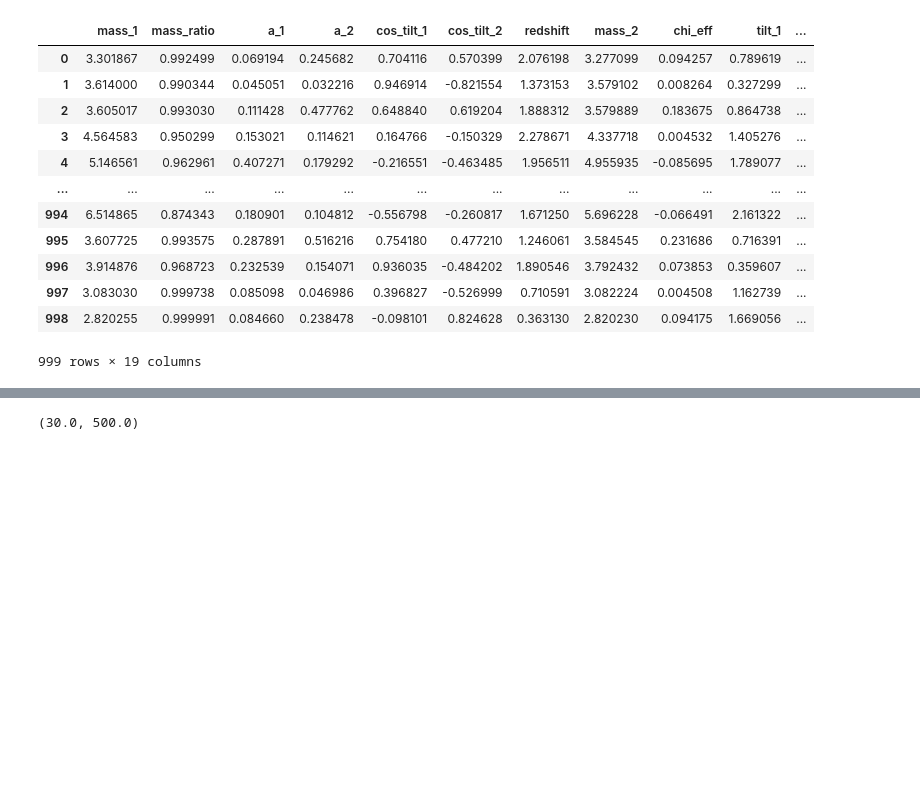
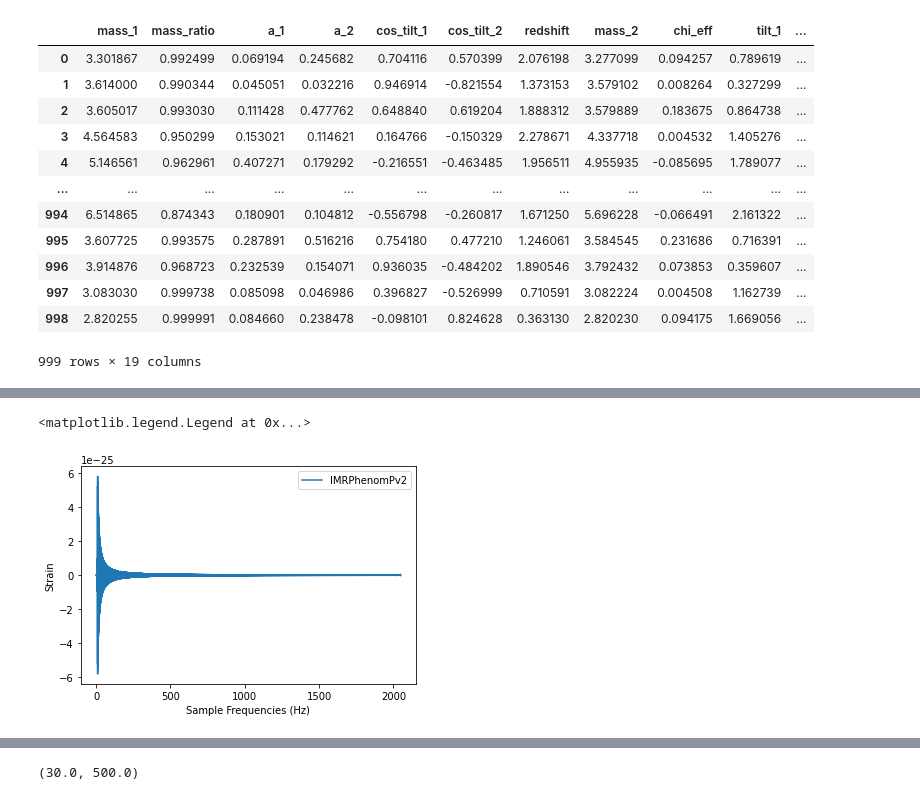
Before and after one commit to jhyland01/p_astro_project, a Jupyter notebook: pycbc_snr.ipynb, the cells around one changed output, grey strips where cells are left out. Saved outputs shown, nothing was run; the diff lists cells and outputs as text; code cells hidden in the pictures; blank space fills up the shorter version.

```diff
--- a/pycbc_snr.ipynb
+++ b/pycbc_snr.ipynb
@@ -171,0 +205,12 @@ fp=-0.3854854760351692, fc=0.7059872046425248
+# %%
+# FFT the waveform into the frequency-domain
+
+ht.start_time = lal.LIGOTimeGPS(ht.start_time)
+f_ht = pycbc.waveform.waveform.td_waveform_to_fd_waveform(ht)
+pylab.plot(f_ht.sample_frequencies, f_ht, label=approximant)
+pylab.ylabel('Strain')
+pylab.xlabel('Sample Frequencies (Hz)')
+pylab.legend()
+# %% [output]
+<matplotlib.legend.Legend at 0x...>
+[figure, added]
```
Also changed, not shown: parts of 16 cells of this notebook, 2 other files.
